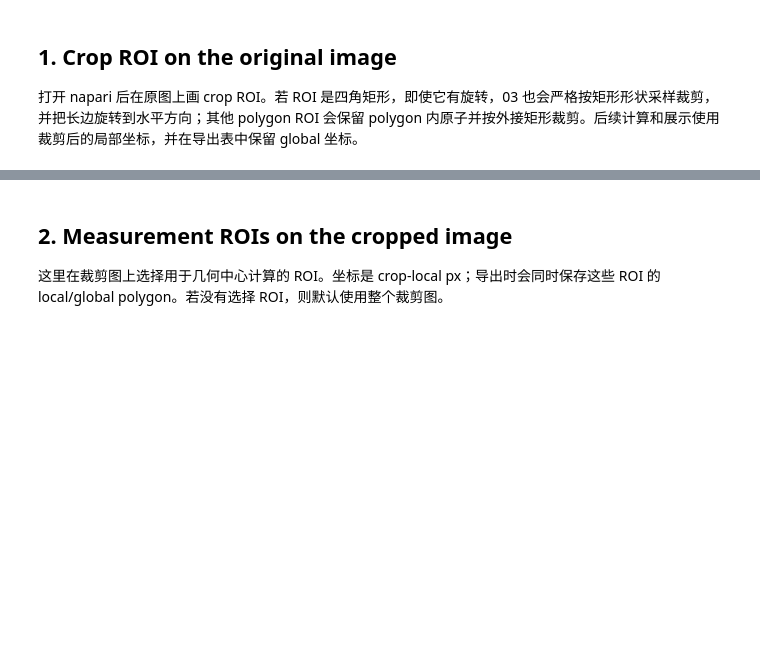
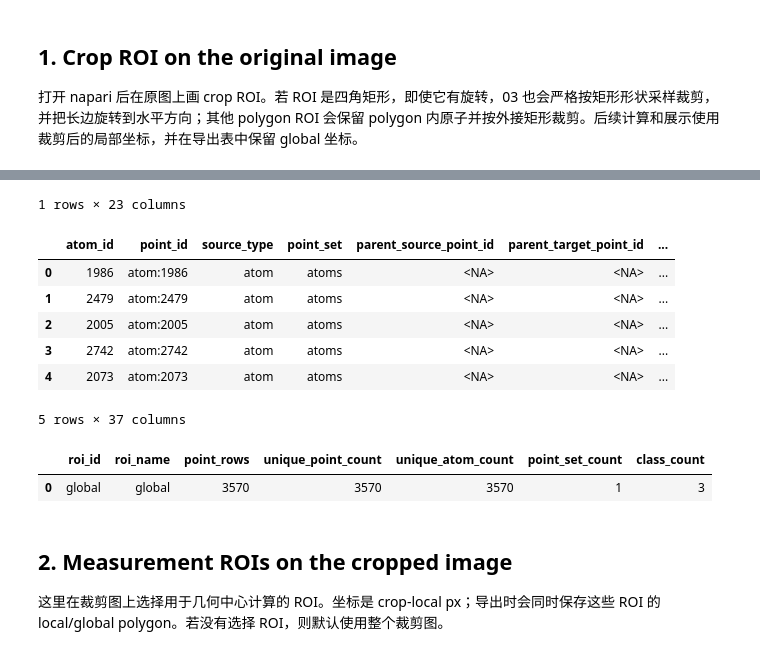
Before and after one commit to BIUBIUKK2001/atom_analysis_manual, a Jupyter notebook: notebooks/03_Cropped_group_centroid_analysis.ipynb, the cells around one changed output, grey strips where cells are left out. Cells and saved outputs as stored; diff of their text form; code cells hidden in the pictures; blank space fills up the shorter version.

```diff
--- a/notebooks/03_Cropped_group_centroid_analysis.ipynb
+++ b/notebooks/03_Cropped_group_centroid_analysis.ipynb
@@ -143,7 +169,7 @@ display(summarize_rois_and_points(analysis_points_global))
 
 打开 napari 后在原图上画 crop ROI。若 ROI 是四角矩形，即使它有旋转，03 也会严格按矩形形状采样裁剪，并把长边旋转到水平方向；其他 polygon ROI 会保留 polygon 内原子并按外接矩形裁剪。后续计算和展示使用裁剪后的局部坐标，并在导出表中保留 global 坐标。
 # %%
-OPEN_CROP_ROI_PICKER = True
+OPEN_CROP_ROI_PICKER = False
 
 # 手动模式示例：
 # CROP_ROI = AnalysisROI(
@@ -151,7 +177,7 @@ OPEN_CROP_ROI_PICKER = True
 #     roi_name='crop_1',
 #     polygon_xy_px=((100, 100), (300, 100), (300, 260), (100, 260)),
 # )
-CROP_ROI = None
+CROP_ROI = CROP_ROI_REUSE #None
 CROP_ROI_PREFIX = 'Crop'
 CROP_MARGIN_PX = 0
 
@@ -187,3 +213,4 @@ crop_basis_y_px = crop_result['basis_y_px']
 display(crop_table)
 display(cropped_atom_table.head())
 display(summarize_rois_and_points(cropped_atom_table))
+# %% [output]
@@ -190,3 +219,13 @@ display(summarize_rois_and_points(cropped_atom_table))
+1 rows × 23 columns
+|  | atom_id | point_id | source_type | point_set | parent_source_point_id | parent_target_point_id | ... |
+| 0 | 1986 | atom:1986 | atom | atoms | <NA> | <NA> | ... |
+| 1 | 2479 | atom:2479 | atom | atoms | <NA> | <NA> | ... |
+| 2 | 2005 | atom:2005 | atom | atoms | <NA> | <NA> | ... |
+| 3 | 2742 | atom:2742 | atom | atoms | <NA> | <NA> | ... |
+| 4 | 2073 | atom:2073 | atom | atoms | <NA> | <NA> | ... |
+5 rows × 37 columns
+|  | roi_id | roi_name | point_rows | unique_point_count | unique_atom_count | point_set_count | class_count |
+| 0 | global | global | 3570 | 3570 | 3570 | 1 | 3 |
 # %% [markdown]
 ## 2. Measurement ROIs on the cropped image
 
```
Also changed, not shown: parts of 11 cells of this notebook, 4 other files.
